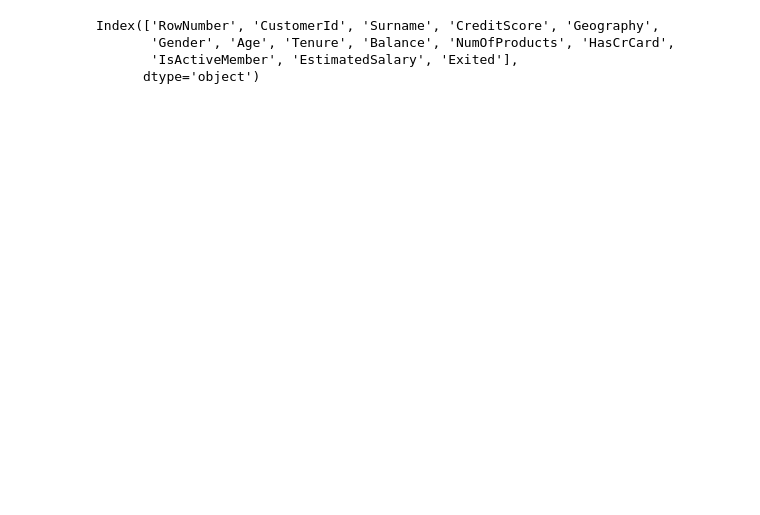
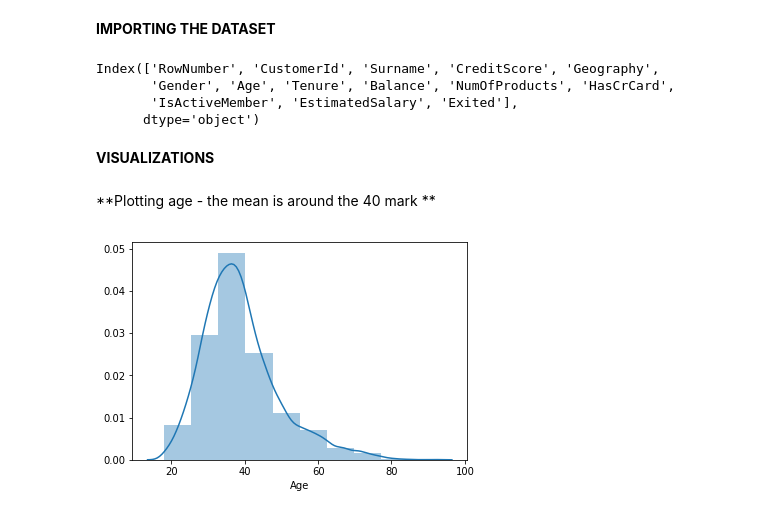
Before and after one commit to mahendraprateik/Bank-Churn-Model-Neural-Network, a Jupyter notebook: BankChurnModel.ipynb, the cells around one changed output. Cells and saved outputs as stored; diff of their text form; code cells hidden in the pictures; blank space fills up the shorter version.

Commit message:
Neural Network to predict bank churn
Predict which customers are most likely to leave the bank using artificial neural networks

```diff
--- a/BankChurnModel.ipynb
+++ b/BankChurnModel.ipynb
@@ -6,3 +11,5 @@ import matplotlib.pyplot as plt
+# %% [markdown]
+__IMPORTING THE DATASET__
 # %%
 # Importing the dataset
 dataset = pd.read_csv("Churn_Modelling.csv")
@@ -12,3 +19,13 @@ Index(['RowNumber', 'CustomerId', 'Surname', 'CreditScore', 'Geography',
        'Gender', 'Age', 'Tenure', 'Balance', 'NumOfProducts', 'HasCrCard',
        'IsActiveMember', 'EstimatedSalary', 'Exited'],
       dtype='object')
+# %% [markdown]
+**VISUALIZATIONS**
+# %% [markdown]
+**Plotting age - the mean is around the 40 mark **
+# %%
+# Seeing the distribution of age of people who have an account in the bank
+sns.distplot(dataset.Age, bins = 10)
+plt.show()
+# %% [output]
+[figure, added]
```
Also changed, not shown: parts of 33 cells of this notebook.
